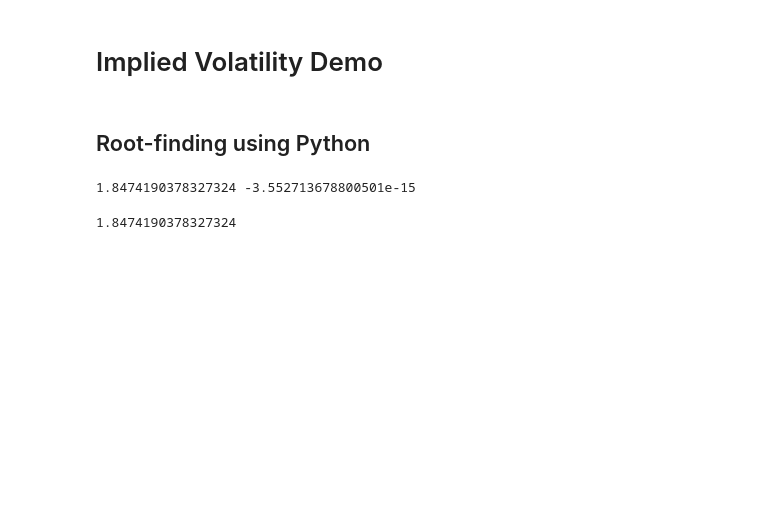
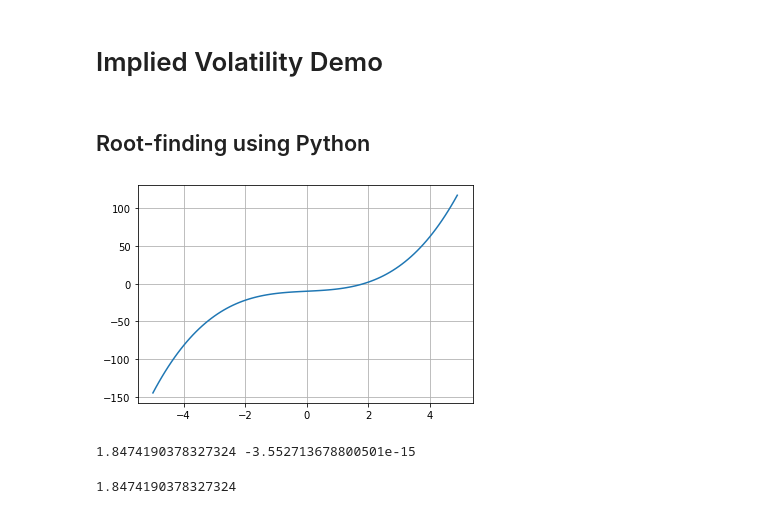
Before and after one commit to PHBS/ASP, a Jupyter notebook: py/BlackScholes_ImpliedVol.ipynb, the cells around one changed output. Drawn from its saved outputs; the diff is of its cells as text; code cells hidden in the pictures; blank space fills up the shorter version.

```diff
--- a/py/BlackScholes_ImpliedVol.ipynb
+++ b/py/BlackScholes_ImpliedVol.ipynb
@@ -11,4 +11,10 @@ import pyfeng as pf
 # %%
 def myFunc(x):
     return( x**3 + 2*x - 10 )
+# %%
+xx = np.arange(-5,5,0.1)
+plt.plot(xx, myFunc(xx))
+plt.grid()
+# %% [output]
+[figure, added]
 # %%
```
Also changed, not shown: parts of 10 cells of this notebook, 2 other files.
